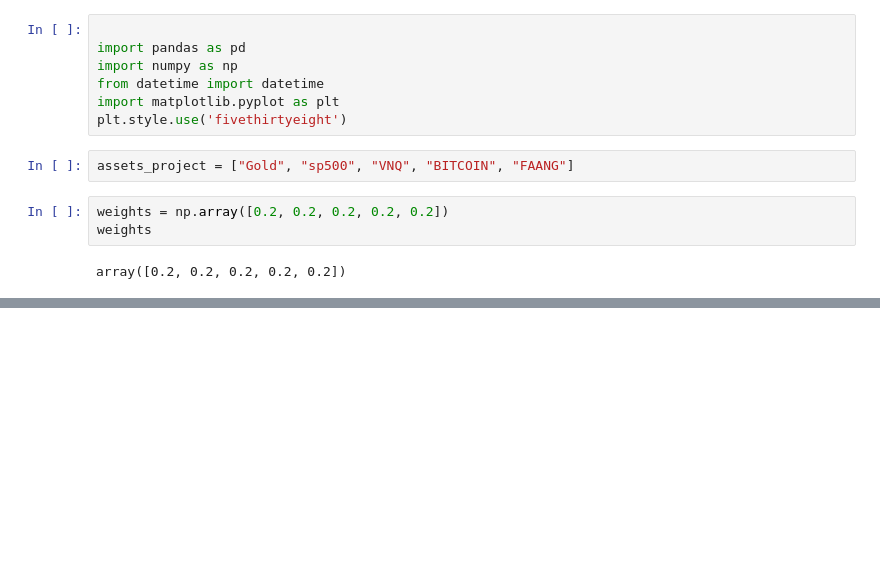
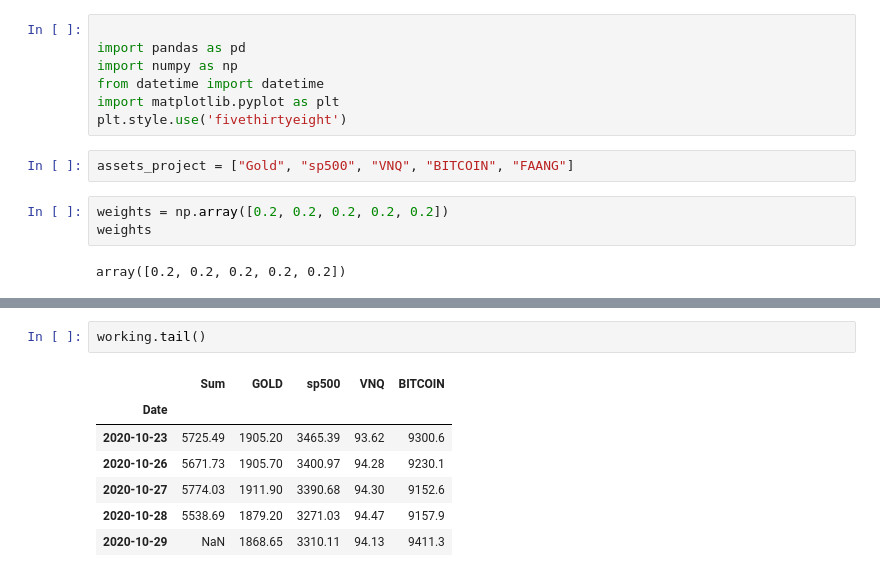
Before and after one commit to Milticket414/Dream-Team, a Jupyter notebook: notebooks/jorge.ipynb, the cells around one changed output, grey strips where cells are left out. Drawn from its saved outputs; the diff is of its cells as text; blank space fills up the shorter version.

```diff
--- a/notebooks/jorge.ipynb
+++ b/notebooks/jorge.ipynb
@@ -479,0 +498,10 @@ indo
+# %%
+working.tail()
+# %% [output]
+|  | Sum | GOLD | sp500 | VNQ | BITCOIN |
+| Date |  |  |  |  |  |
+| 2020-10-23 | 5725.49 | 1905.20 | 3465.39 | 93.62 | 9300.6 |
+| 2020-10-26 | 5671.73 | 1905.70 | 3400.97 | 94.28 | 9230.1 |
+| 2020-10-27 | 5774.03 | 1911.90 | 3390.68 | 94.30 | 9152.6 |
+| 2020-10-28 | 5538.69 | 1879.20 | 3271.03 | 94.47 | 9157.9 |
+| 2020-10-29 | NaN | 1868.65 | 3310.11 | 94.13 | 9411.3 |
```
Also changed, not shown: parts of 19 cells of this notebook, 5 other files.
